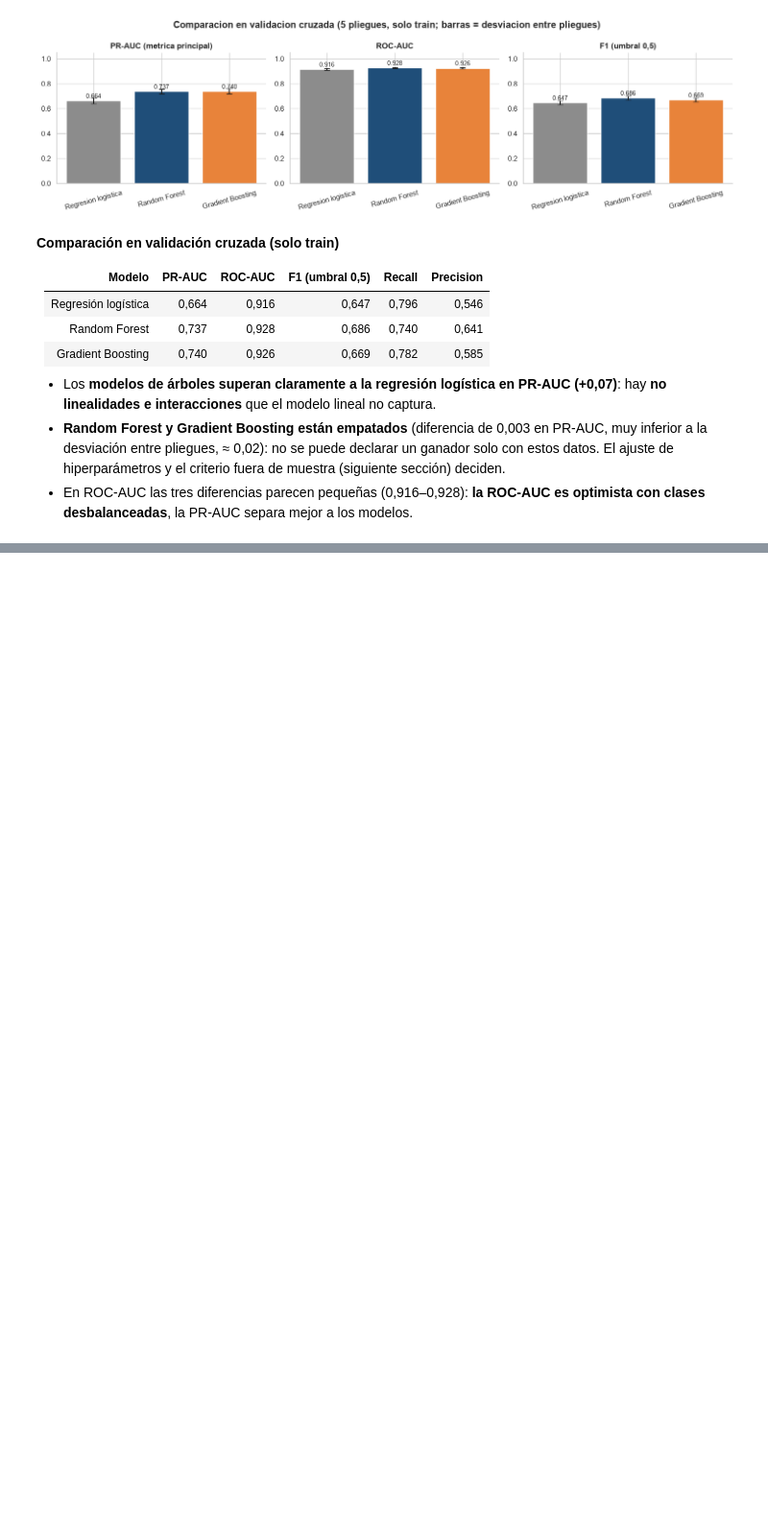
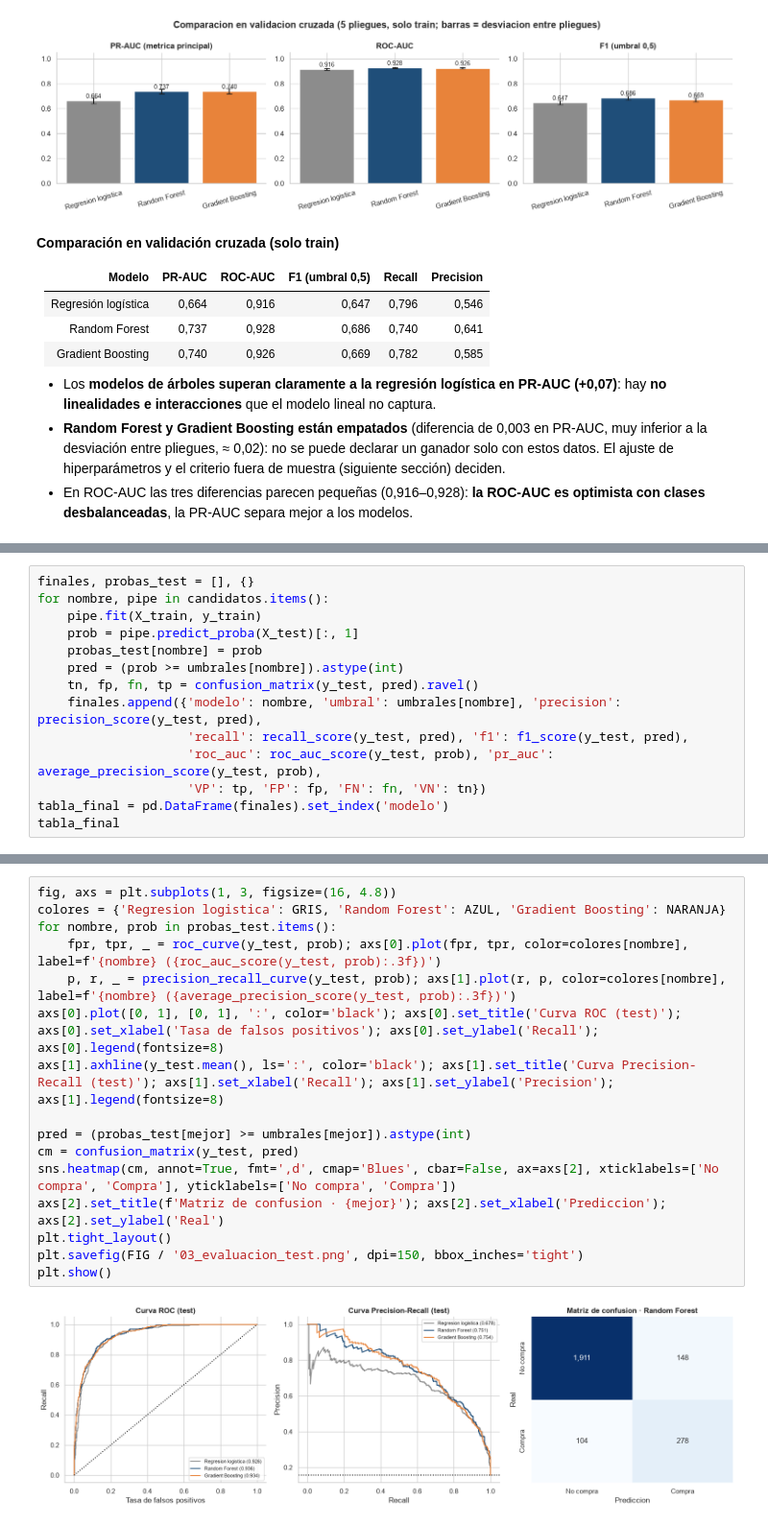
Before and after one commit to Xantyagoh/grupo3-ml-intencion-compra, a Jupyter notebook: evaluacion 4/notebooks/03_supervisado.ipynb, the cells around one changed output, grey strips where cells are left out. Shown at 96% size. Cells and saved outputs as stored; diff of their text form; blank space fills up the shorter version.

Commit message:
supervisado: ajuste de hiperparametros, umbral de decision elegido en train y evaluacion final en test

```diff
--- a/evaluacion 4/notebooks/03_supervisado.ipynb
+++ b/evaluacion 4/notebooks/03_supervisado.ipynb
@@ -175,0 +233,14 @@ plt.show()
+# %%
+finales, probas_test = [], {}
+for nombre, pipe in candidatos.items():
+    pipe.fit(X_train, y_train)
+    prob = pipe.predict_proba(X_test)[:, 1]
+    probas_test[nombre] = prob
+    pred = (prob >= umbrales[nombre]).astype(int)
+    tn, fp, fn, tp = confusion_matrix(y_test, pred).ravel()
+    finales.append({'modelo': nombre, 'umbral': umbrales[nombre], 'precision': precision_score(y_test, pred),
+                    'recall': recall_score(y_test, pred), 'f1': f1_score(y_test, pred),
+                    'roc_auc': roc_auc_score(y_test, prob), 'pr_auc': average_precision_score(y_test, prob),
+                    'VP': tp, 'FP': fp, 'FN': fn, 'VN': tn})
+tabla_final = pd.DataFrame(finales).set_index('modelo')
+tabla_final
@@ -175,0 +253,18 @@ plt.show()
+# %%
+fig, axs = plt.subplots(1, 3, figsize=(16, 4.8))
+colores = {'Regresion logistica': GRIS, 'Random Forest': AZUL, 'Gradient Boosting': NARANJA}
+for nombre, prob in probas_test.items():
+    fpr, tpr, _ = roc_curve(y_test, prob); axs[0].plot(fpr, tpr, color=colores[nombre], label=f'{nombre} ({roc_auc_score(y_test, prob):.3f})')
+    p, r, _ = precision_recall_curve(y_test, prob); axs[1].plot(r, p, color=colores[nombre], label=f'{nombre} ({average_precision_score(y_test, prob):.3f})')
+axs[0].plot([0, 1], [0, 1], ':', color='black'); axs[0].set_title('Curva ROC (test)'); axs[0].set_xlabel('Tasa de falsos positivos'); axs[0].set_ylabel('Recall'); axs[0].legend(fontsize=8)
+axs[1].axhline(y_test.mean(), ls=':', color='black'); axs[1].set_title('Curva Precision-Recall (test)'); axs[1].set_xlabel('Recall'); axs[1].set_ylabel('Precision'); axs[1].legend(fontsize=8)
+
+pred = (probas_test[mejor] >= umbrales[mejor]).astype(int)
+cm = confusion_matrix(y_test, pred)
+sns.heatmap(cm, annot=True, fmt=',d', cmap='Blues', cbar=False, ax=axs[2], xticklabels=['No compra', 'Compra'], yticklabels=['No compra', 'Compra'])
+axs[2].set_title(f'Matriz de confusion · {mejor}'); axs[2].set_xlabel('Prediccion'); axs[2].set_ylabel('Real')
+plt.tight_layout()
+plt.savefig(FIG / '03_evaluacion_test.png', dpi=150, bbox_inches='tight')
+plt.show()
+# %% [output]
+[figure, added]
```
Also changed, not shown: parts of 8 cells of this notebook, 4 other files.
